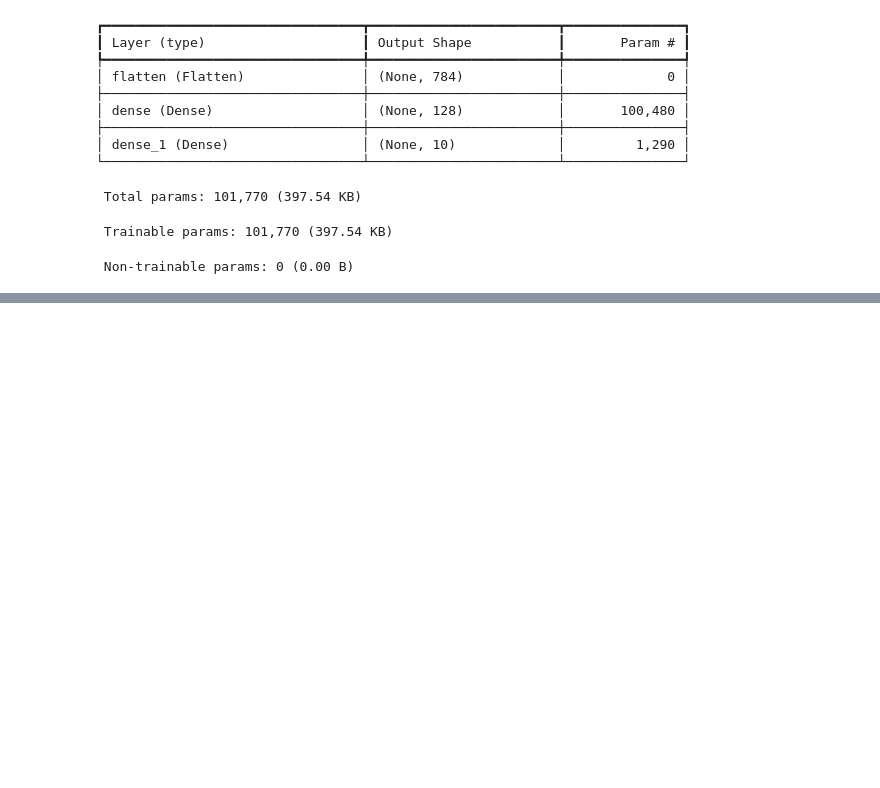
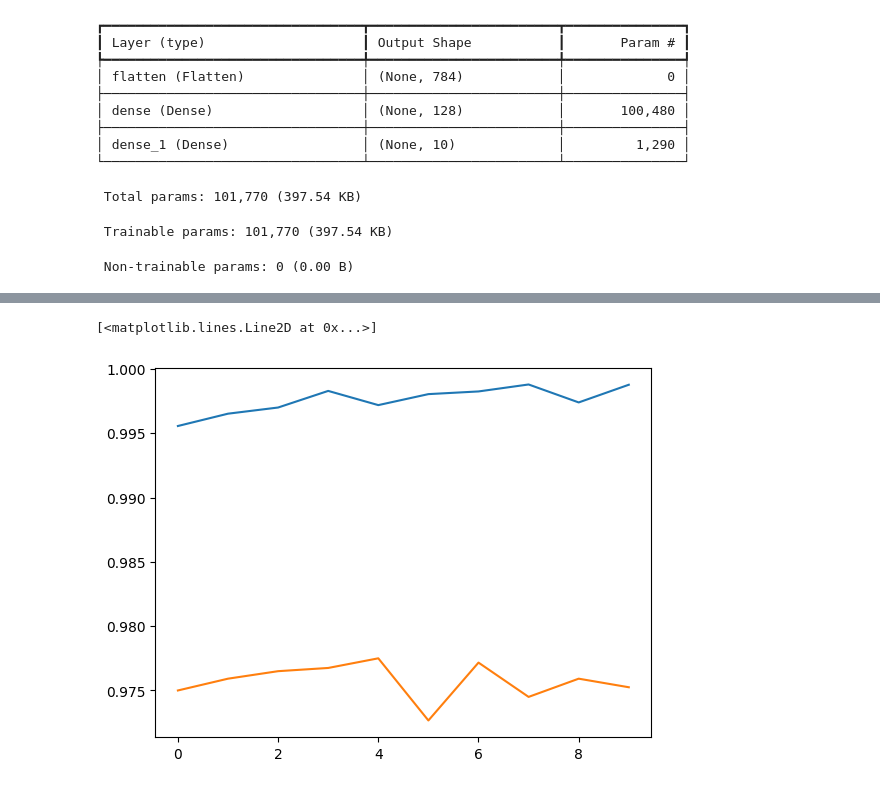
Before and after one commit to vyom10445/mnist-digit-classification, a Jupyter notebook: mnist_digit_classification.ipynb, the cells around one changed output, grey strips where cells are left out. Saved outputs shown, nothing was run; the diff lists cells and outputs as text; code cells hidden in the pictures; blank space fills up the shorter version.

```diff
--- a/mnist_digit_classification.ipynb
+++ b/mnist_digit_classification.ipynb
@@ -72,0 +91,6 @@ Epoch 10/10
+# %%
+plt.plot(history.history['accuracy'])
+plt.plot(history.history['val_accuracy'])
+# %% [output]
+[<matplotlib.lines.Line2D at 0x...>]
+[figure, added]
```
Also changed, not shown: parts of 8 cells of this notebook.
